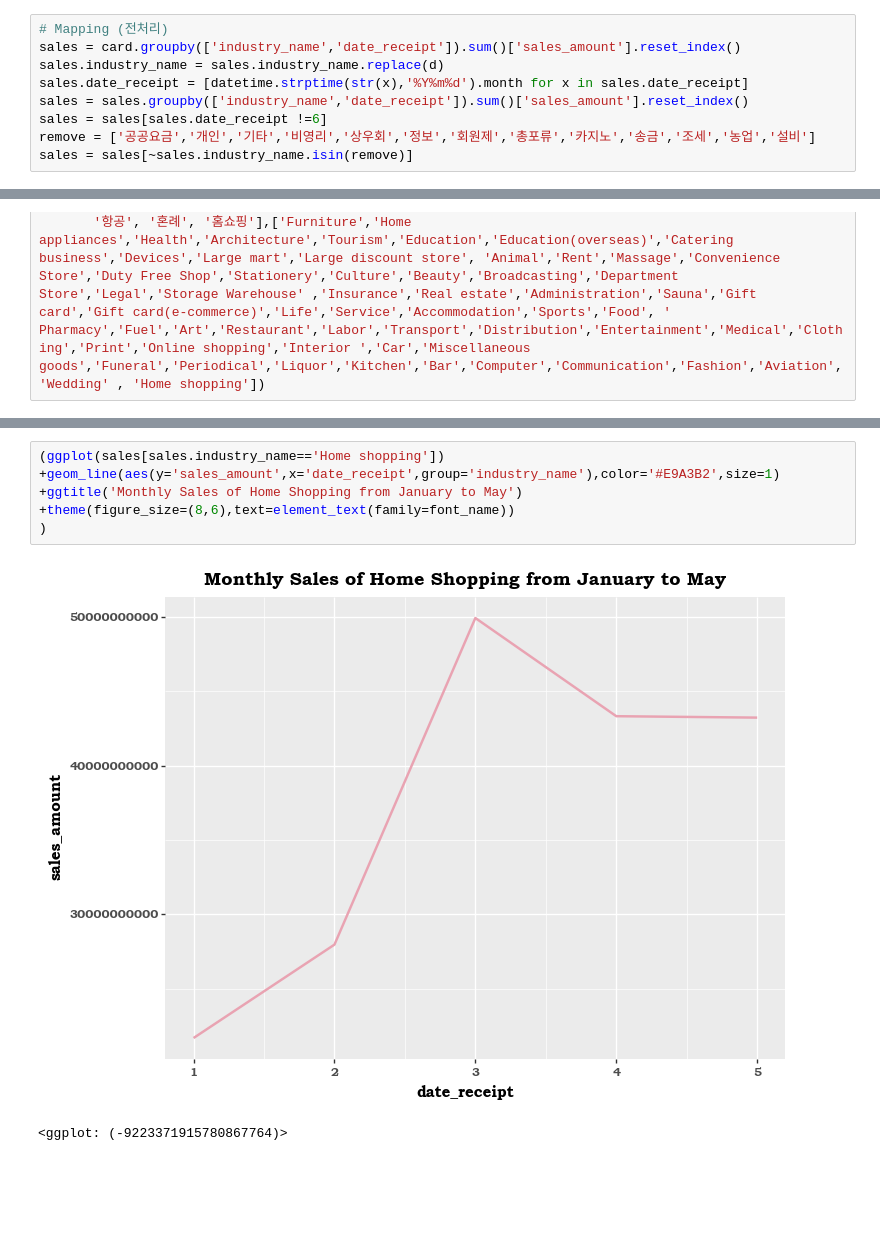
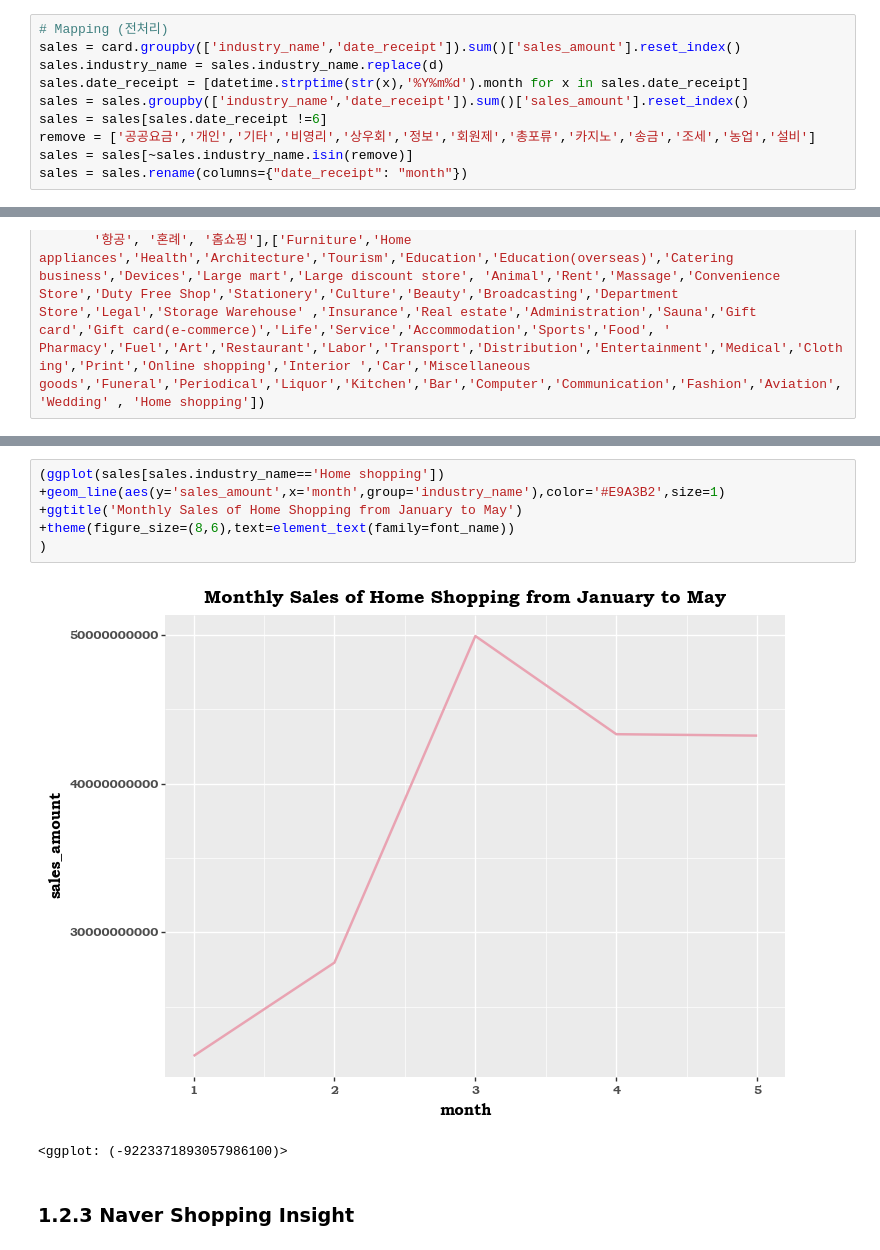
Before and after one commit to JieunKim-Econ/Covid_EDA_with_R, a Jupyter notebook: Risk-Resilience Matrix Analysis.ipynb, the cells around one changed output, grey strips where cells are left out. Saved outputs shown, nothing was run; the diff lists cells and outputs as text; blank space fills up the shorter version.

```diff
--- a/Risk-Resilience Matrix Analysis.ipynb
+++ b/Risk-Resilience Matrix Analysis.ipynb
@@ -116,4 +116,5 @@ sales = sales.groupby(['industry_name','date_receipt']).sum()['sales_amount'].re
 sales = sales[sales.date_receipt !=6]
 remove = ['공공요금','개인','기타','비영리','상우회','정보','회원제','총포류','카지노','송금','조세','농업','설비']
 sales = sales[~sales.industry_name.isin(remove)]
+sales = sales.rename(columns={"date_receipt": "month"})
 # %% [markdown]
@@ -181,10 +182,12 @@ sales
 300 rows × 3 columns
 # %%
 (ggplot(sales[sales.industry_name=='Home shopping'])
-+geom_line(aes(y='sales_amount',x='date_receipt',group='industry_name'),color='#E9A3B2',size=1)
++geom_line(aes(y='sales_amount',x='month',group='industry_name'),color='#E9A3B2',size=1)
 +ggtitle('Monthly Sales of Home Shopping from January to May')
 +theme(figure_size=(8,6),text=element_text(family=font_name))
 )
 # %% [output]
-[figure, old version]
+[figure, new version]
-<ggplot: (-9223371915780867764)>
+<ggplot: (-9223371893057986100)>
+# %% [markdown]
+### 1.2.3 Naver Shopping Insight
```
Also changed, not shown: parts of 8 cells of this notebook.
